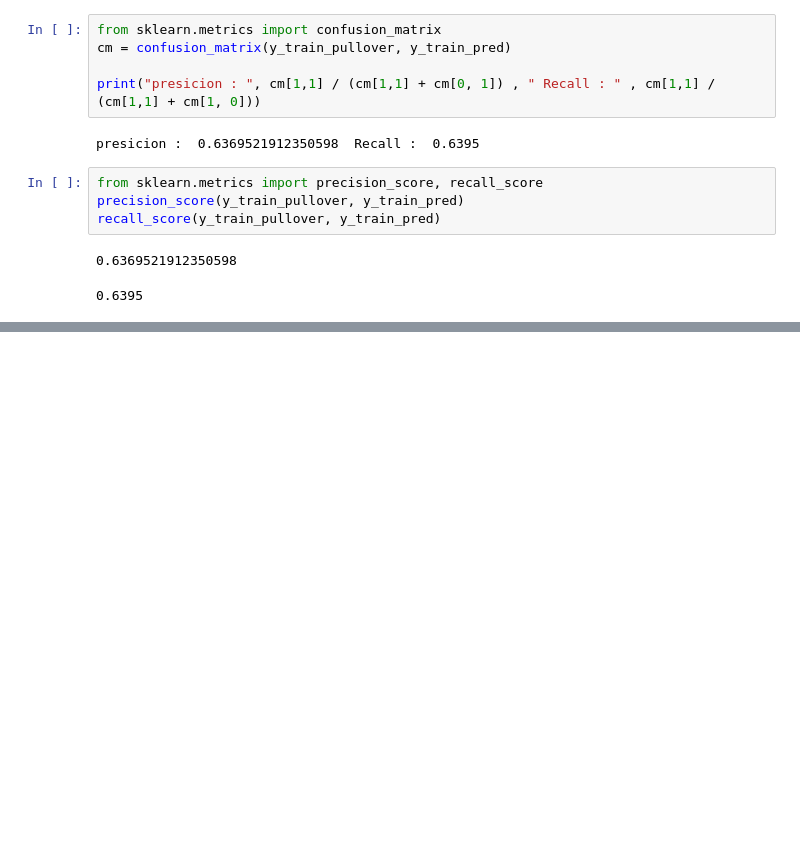
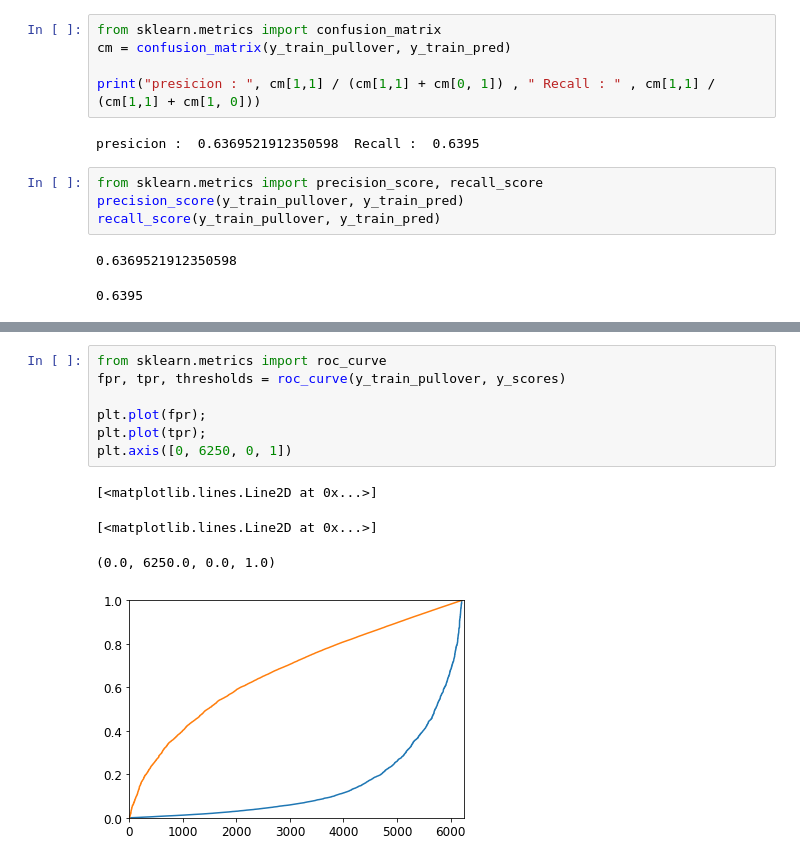
Before and after one commit to mike-tr/ML_uni_project, a Jupyter notebook: project.ipynb, the cells around one changed output, grey strips where cells are left out. Cells and saved outputs as stored; diff of their text form; blank space fills up the shorter version.

```diff
--- a/project.ipynb
+++ b/project.ipynb
@@ -293,0 +376,12 @@ f1_score(y_train_pullover, y_train_pred)
+# %%
+from sklearn.metrics import roc_curve
+fpr, tpr, thresholds = roc_curve(y_train_pullover, y_scores)
+
+plt.plot(fpr);
+plt.plot(tpr);
+plt.axis([0, 6250, 0, 1])
+# %% [output]
+[<matplotlib.lines.Line2D at 0x...>]
+[<matplotlib.lines.Line2D at 0x...>]
+(0.0, 6250.0, 0.0, 1.0)
+[figure, added]
```
Also changed, not shown: parts of 14 cells of this notebook, 2 other files.
